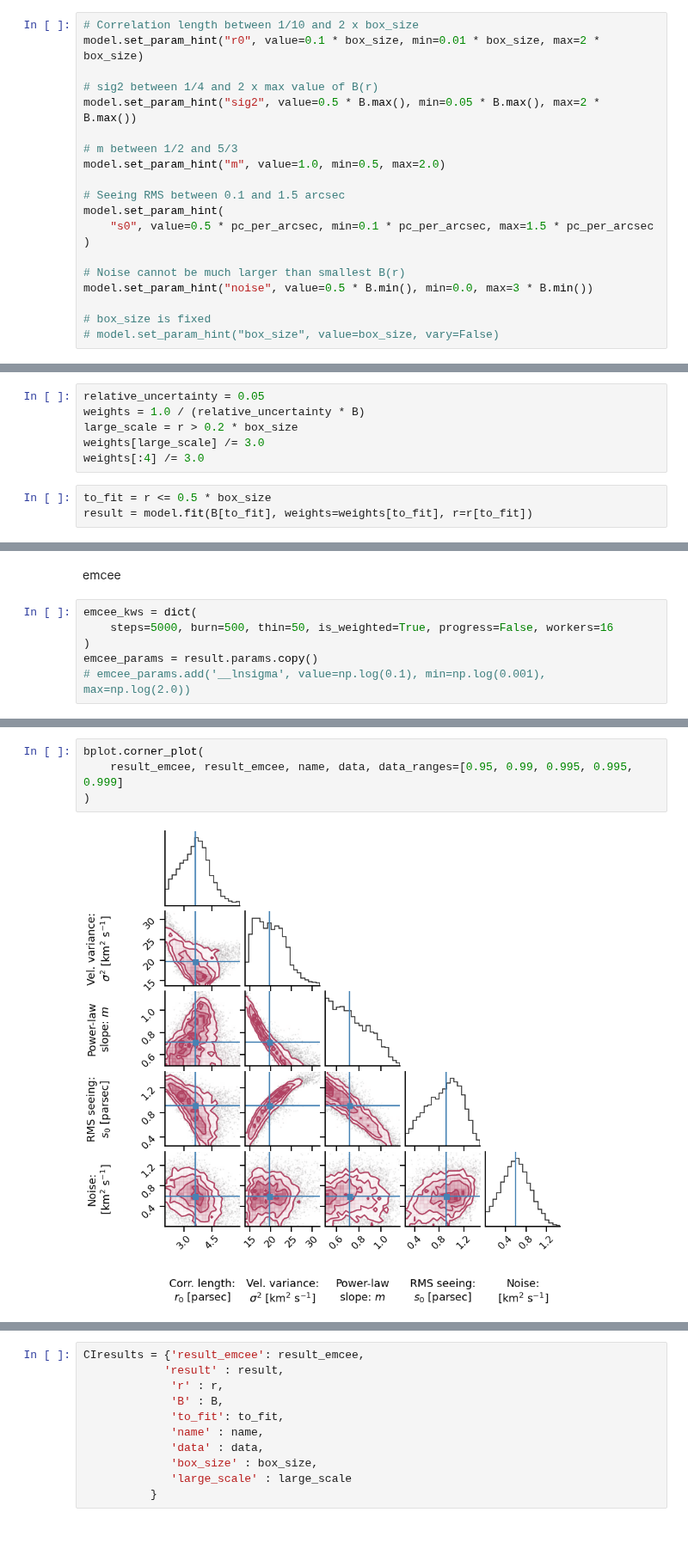
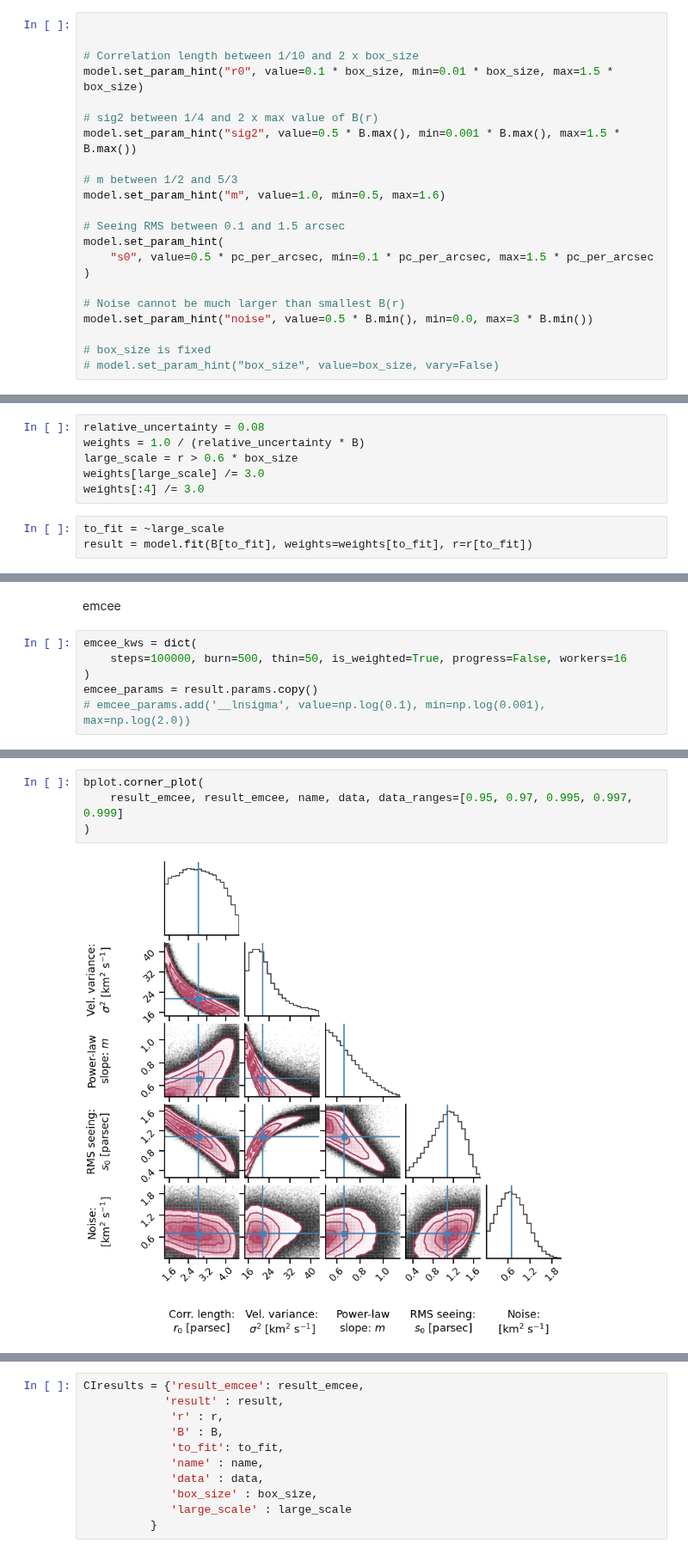
Before and after one commit to JavGVastro/PhD.Paper, a Jupyter notebook: CIHX.ipynb, the cells around one changed output, grey strips where cells are left out. Shown at 86% size. Saved outputs shown, nothing was run; the diff lists cells and outputs as text.

```diff
--- a/CIHX.ipynb
+++ b/CIHX.ipynb
@@ -52,14 +52,16 @@ model.param_names
 # %% [output]
 ['r0', 'sig2', 'm', 's0', 'noise']
 # %%
+
+
 # Correlation length between 1/10 and 2 x box_size
-model.set_param_hint("r0", value=0.1 * box_size, min=0.01 * box_size, max=2 * box_size)
+model.set_param_hint("r0", value=0.1 * box_size, min=0.01 * box_size, max=1.5 * box_size)
 
 # sig2 between 1/4 and 2 x max value of B(r)
-model.set_param_hint("sig2", value=0.5 * B.max(), min=0.05 * B.max(), max=2 * B.max())
+model.set_param_hint("sig2", value=0.5 * B.max(), min=0.001 * B.max(), max=1.5 * B.max())
 
 # m between 1/2 and 5/3
-model.set_param_hint("m", value=1.0, min=0.5, max=2.0)
+model.set_param_hint("m", value=1.0, min=0.5, max=1.6)
 
 # Seeing RMS between 0.1 and 1.5 arcsec
 model.set_param_hint(
@@ -81,11 +83,11 @@ pd.DataFrame(model.param_hints)
 # %%
-relative_uncertainty = 0.05
+relative_uncertainty = 0.08
 weights = 1.0 / (relative_uncertainty * B)
-large_scale = r > 0.2 * box_size
+large_scale = r > 0.6 * box_size
 weights[large_scale] /= 3.0
 weights[:4] /= 3.0
 # %%
-to_fit = r <= 0.5 * box_size
+to_fit = ~large_scale
 result = model.fit(B[to_fit], weights=weights[to_fit], r=r[to_fit])
 # %%
 result
@@ -158,7 +160,7 @@ sns.despine()
 emcee
 # %%
 emcee_kws = dict(
-    steps=5000, burn=500, thin=50, is_weighted=True, progress=False, workers=16
+    steps=100000, burn=500, thin=50, is_weighted=True, progress=False, workers=16
 )
 emcee_params = result.params.copy()
 # emcee_params.add('__lnsigma', value=np.log(0.1), min=np.log(0.001), max=np.log(2.0))
@@ -226,9 +233,9 @@ if hasattr(result_emcee, "acor"):
 # %%
 bplot.corner_plot(
-    result_emcee, result_emcee, name, data, data_ranges=[0.95, 0.99, 0.995, 0.995, 0.999]
+    result_emcee, result_emcee, name, data, data_ranges=[0.95, 0.97, 0.995, 0.997, 0.999]
 )
 # %% [output]
-[figure, old version]
+[figure, new version]
 # %%
 bplot.strucfunc_plot(
     result_emcee, result, r, B, to_fit, name, data, box_size, large_scale
```
Also changed, not shown: parts of 12 cells of this notebook.
